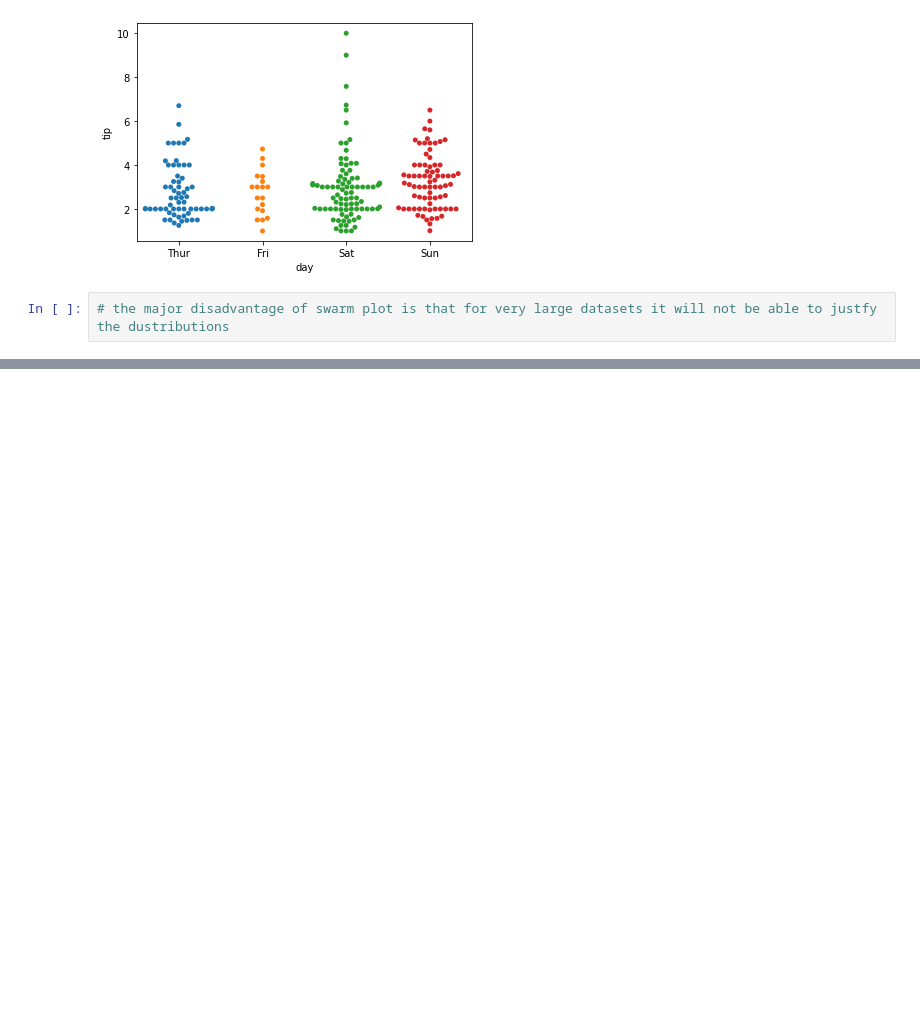
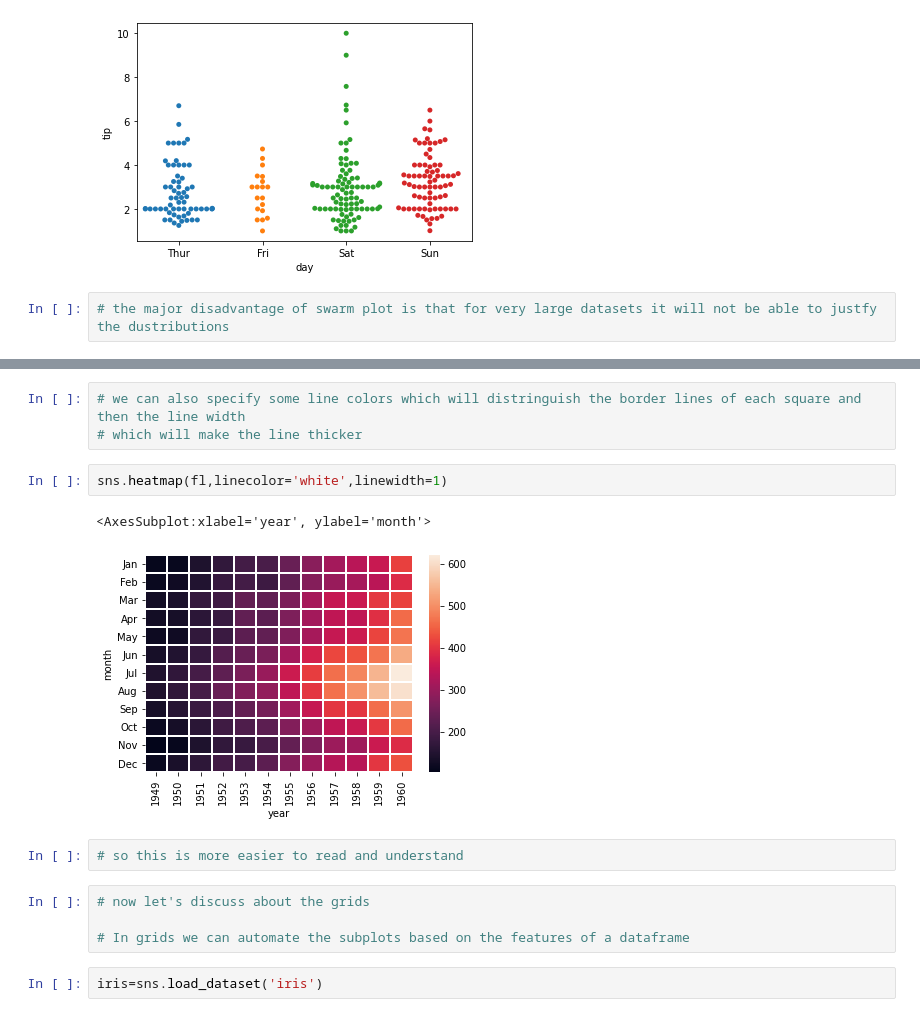
Before and after one commit to MLisEasy/Python-basics, a Jupyter notebook: Seaborn visualization.ipynb, the cells around one changed output, grey strips where cells are left out. Saved outputs shown, nothing was run; the diff lists cells and outputs as text; blank space fills up the shorter version.

```diff
--- a/Seaborn visualization.ipynb
+++ b/Seaborn visualization.ipynb
@@ -305,0 +391,16 @@ sns.factorplot(x='day',y='tip',data=tips,kind='bar')
+# %%
+# we can also specify some line colors which will distringuish the border lines of each square and then the line width
+# which will make the line thicker
+# %%
+sns.heatmap(fl,linecolor='white',linewidth=1)
+# %% [output]
+<AxesSubplot:xlabel='year', ylabel='month'>
+[figure, added]
+# %%
+# so this is more easier to read and understand
+# %%
+# now let's discuss about the grids
+
+# In grids we can automate the subplots based on the features of a dataframe
+# %%
+iris=sns.load_dataset('iris')
```
Also changed, not shown: parts of 39 cells of this notebook.
